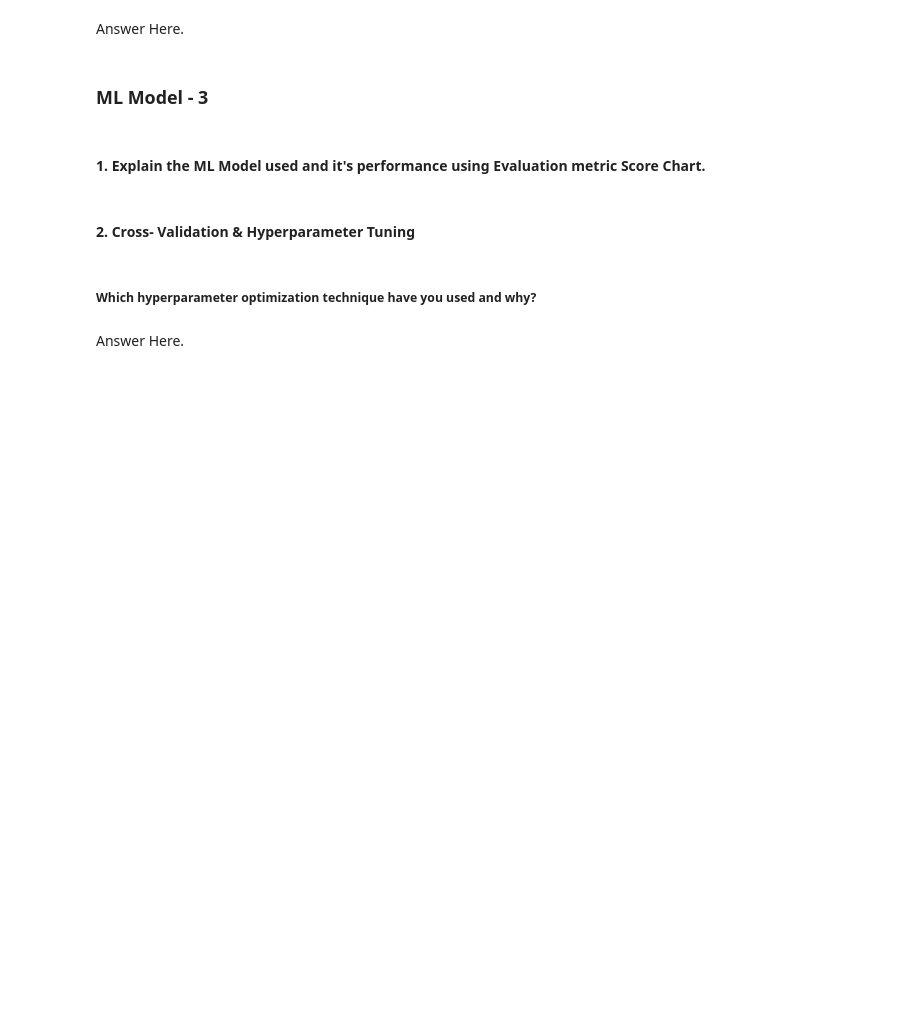
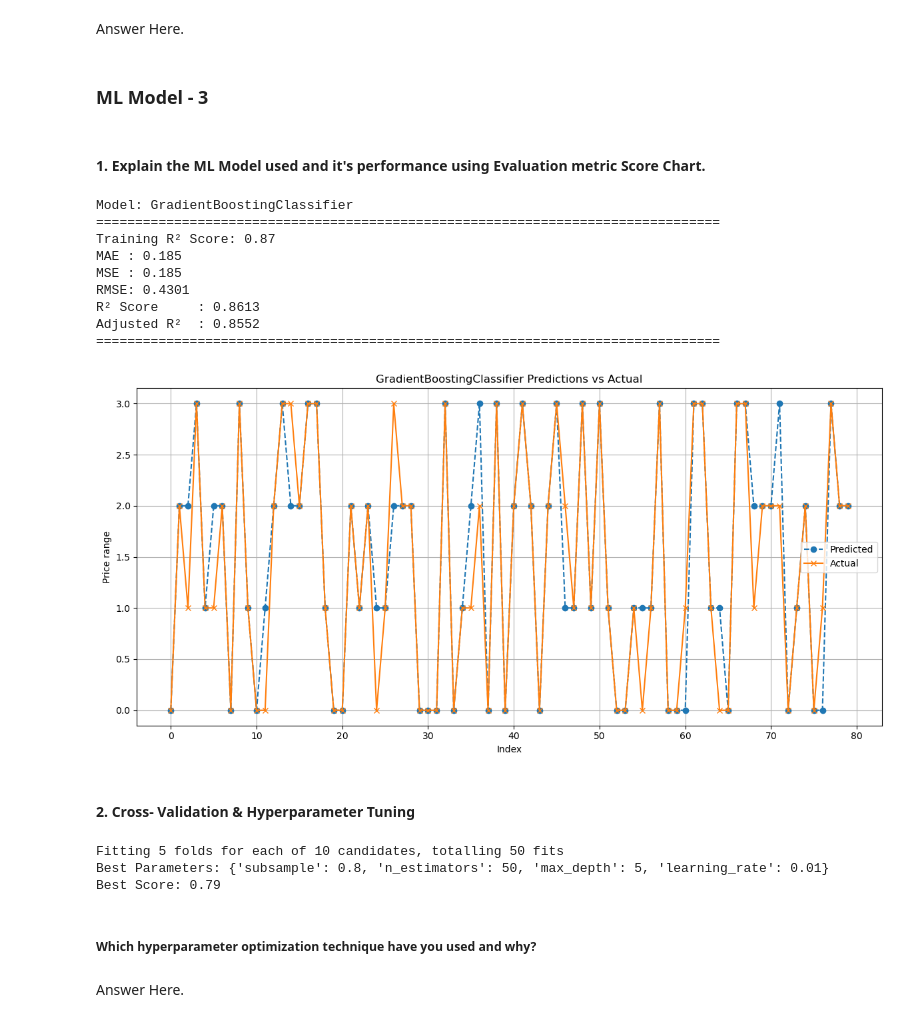
Before and after one commit to varuncode01/ST_Project3, a Jupyter notebook: ML_Project3.ipynb, the cells around one changed output. Cells and saved outputs as stored; diff of their text form; code cells hidden in the pictures; blank space fills up the shorter version.

```diff
--- a/ML_Project3.ipynb
+++ b/ML_Project3.ipynb
@@ -1148,14 +1194,37 @@ Answer Here.
 #### 1. Explain the ML Model used and it's performance using Evaluation metric Score Chart.
 # %%
 # Visualizing evaluation Metric Score chart
+score_metrix(GradientBoostingClassifier(), X_train_scaled, X_test_scaled, y_train, y_test)
+# %% [output]
+Model: GradientBoostingClassifier
+================================================================================
+Training R² Score: 0.87
+MAE : 0.185
+MSE : 0.185
+RMSE: 0.4301
+R² Score     : 0.8613
+Adjusted R²  : 0.8552
+================================================================================
+[figure, added]
 # %% [markdown]
 #### 2. Cross- Validation & Hyperparameter Tuning
 # %%
 # ML Model - 3 Implementation with hyperparameter optimization techniques (i.e., GridSearch CV, RandomSearch CV, Bayesian Optimization etc.)
 
 # Fit the Algorithm
+gb_param_dist = {
+    'n_estimators': [50, 100, 150],
+    'learning_rate': [0.01, 0.05, 0.1, 0.2],
+    'max_depth': [3, 5, 10],
+    'subsample': [0.6, 0.8, 1.0]
+}
 
 # Predict on the model
+gb_best_model, gb_best_params, gb_best_score = random_search_tuning(GradientBoostingClassifier(), gb_param_dist, X_train, y_train)
+# %% [output]
+Fitting 5 folds for each of 10 candidates, totalling 50 fits
+Best Parameters: {'subsample': 0.8, 'n_estimators': 50, 'max_depth': 5, 'learning_rate': 0.01}
+Best Score: 0.79
 # %% [markdown]
 ##### Which hyperparameter optimization technique have you used and why?
 # %% [markdown]
```
Also changed, not shown: parts of 26 cells of this notebook.
